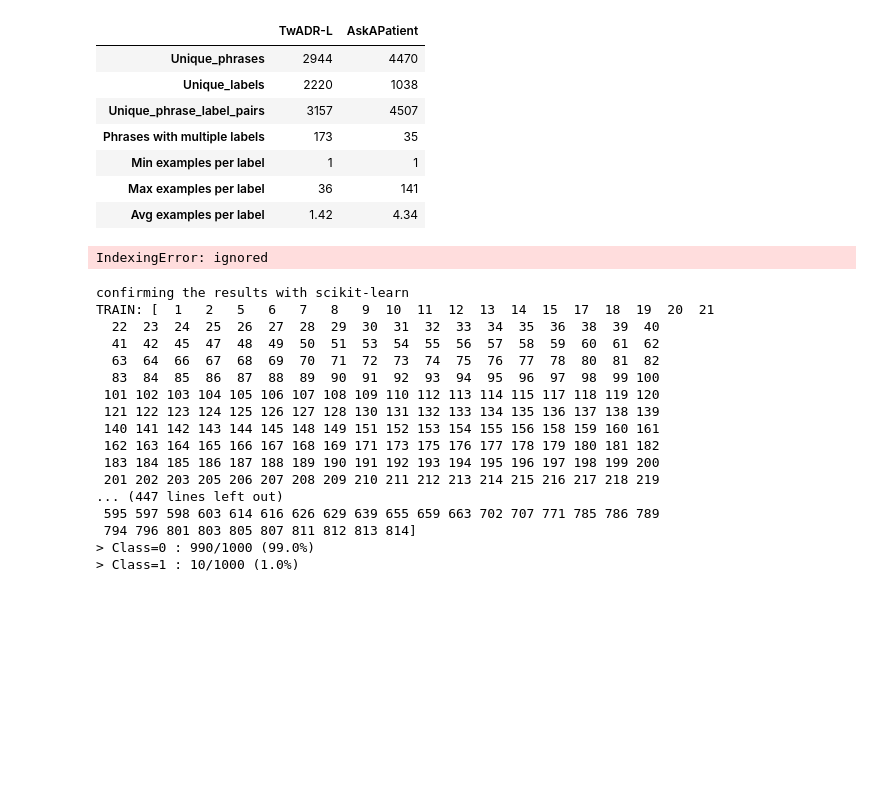
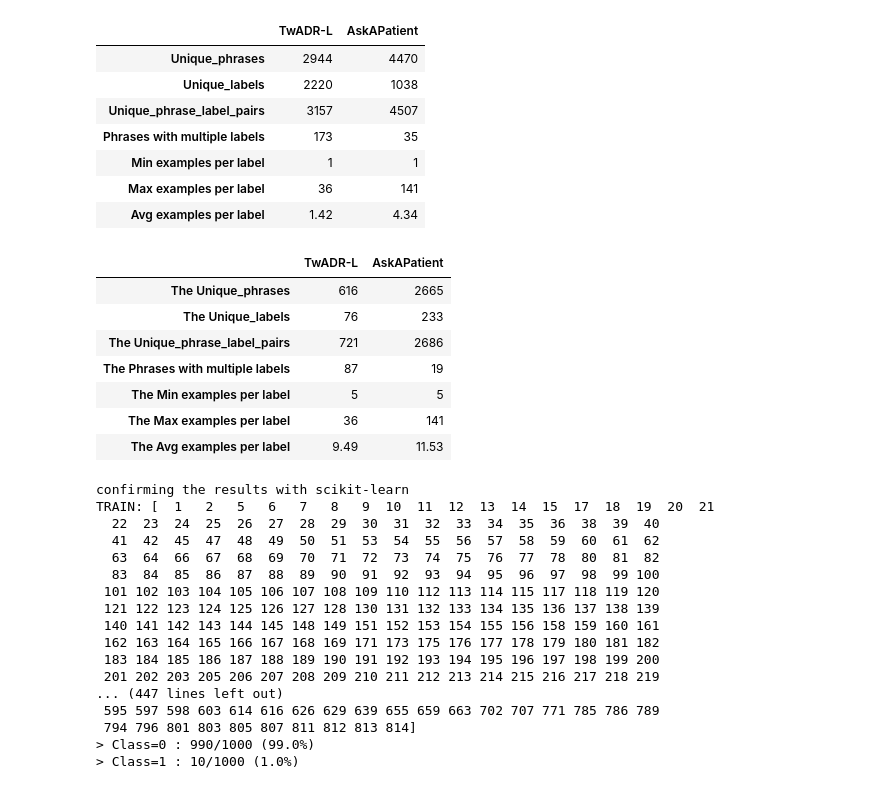
Before and after one commit to B1501/Charitha_INFO5502_Spring2022, a Jupyter notebook: lab_assignment_03.ipynb, the cells around one changed output. Cells and saved outputs as stored; diff of their text form; code cells hidden in the pictures; blank space fills up the shorter version.

```diff
--- a/lab_assignment_03.ipynb
+++ b/lab_assignment_03.ipynb
@@ -193,43 +193,50 @@ def storeDataWhichIsLessThan5(df):
     index_list = []
     for i in range(df.shape[0]):
         if df['label_name'].value_counts()[df.iloc[i]['label_name']] < 5:
             index_list.append(i)
     dropDataWhichIsLessThan5(index_list,df)#callling the funtion in the function to drop the data which is stored
 def dropDataWhichIsLessThan5(df,df1):
     # we are removing the data lable which are less than 5
     df1.drop(df1.index[df], inplace=True)
 # we iterate through both datasets
 for dataset in ['TwADR-L', 'AskAPatient']:
     data_frame = pd.DataFrame()
     for filepath in glob.glob('/content/datasets/{}/*.txt'.format(dataset)):
         data = pd.read_csv(filepath, sep = "\t", header = None, encoding= 'unicode_escape')
         data_frame = data_frame.append(data)
     # we combine by the two data set text files
     data_frame = data_frame.reset_index(drop=True)
     data_frame['phrase_label'] = data_frame[1] + "-" + data_frame[2]
     data_frame.columns = ['id', 'label_name', 'phrases_name', 'phrase-label']
     data_frame = data_frame.astype({"id": str})
     # converting to lower case so while checking we remove all the duplicates correctly
     for columns in data_frame.columns:
         data_frame[columns] = data_frame[columns].str.lower()
     # we are removing the duplicates
     data_frame = dropDublicates(data_frame)
     storeDataWhichIsLessThan5(data_frame)#calling function to store data
     newset = {}
     # storing newsets of the table in dictionary
-    newset_data['The Unique_phrases'] = str(len(data_frame['phrases_name'].unique()))
-    newset_data['The Unique_labels'] = str(len(data_frame['label_name'].unique()))
-    newset_data['The Unique_phrase_label_pairs'] = str(data_frame.shape[0])
+    newset['The Unique_phrases'] = str(len(data_frame['phrases_name'].unique()))
+    newset['The Unique_labels'] = str(len(data_frame['label_name'].unique()))
+    newset['The Unique_phrase_label_pairs'] = str(data_frame.shape[0])
     data_frame12 = pd.DataFrame(data_frame['phrases_name'].value_counts())
-    newset_data['The Phrases with multiple labels'] = str(data_frame1[data_frame12['phrases_name'] > 1].shape[0])
-    newset_data['The Min examples per label'] = str(data_frame['label_name'].value_counts().values.min())
-    newset_data['The Max examples per label'] = str(data_frame['label_name'].value_counts().values.max())
-    newset_data['The Avg examples per label'] = round(data_frame['label_name'].value_counts().mean(), 2)
+    newset['The Phrases with multiple labels'] = str(data_frame12[data_frame12['phrases_name'] > 1].shape[0])
+    newset['The Min examples per label'] = str(data_frame['label_name'].value_counts().values.min())
+    newset['The Max examples per label'] = str(data_frame['label_name'].value_counts().values.max())
+    newset['The Avg examples per label'] = round(data_frame['label_name'].value_counts().mean(), 2)
     # appending dictinary to dataframe
-    newset_dataframe = newset_dataframe.append(newset, ignore_index=True)
-printResult(newset_dataframe)
+    newset_data = newset_data.append(newset, ignore_index=True)
+printResult(newset_data)
 # %% [output]
-IndexingError: ignored
+|  | TwADR-L | AskAPatient |
+| The Unique_phrases | 616 | 2665 |
+| The Unique_labels | 76 | 233 |
+| The Unique_phrase_label_pairs | 721 | 2686 |
+| The Phrases with multiple labels | 87 | 19 |
+| The Min examples per label | 5 | 5 |
+| The Max examples per label | 36 | 141 |
+| The Avg examples per label | 9.49 | 11.53 |
 # %%
 #3)Divided all examples without multiple labels into random 10 folds from the above theory
 import numpy as np
```
